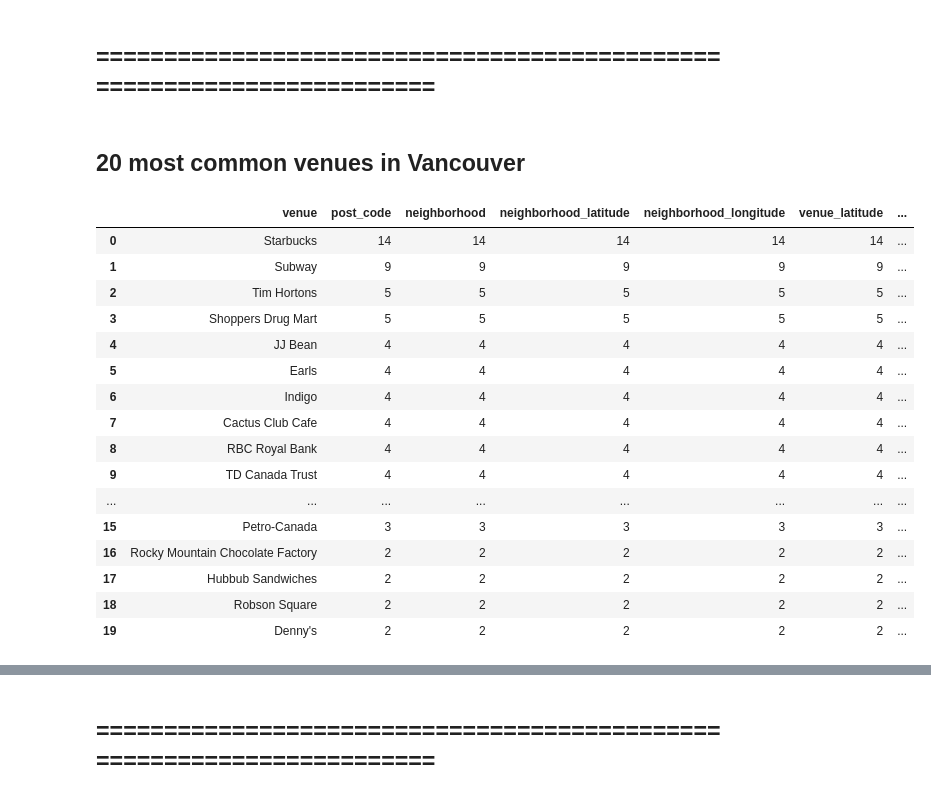
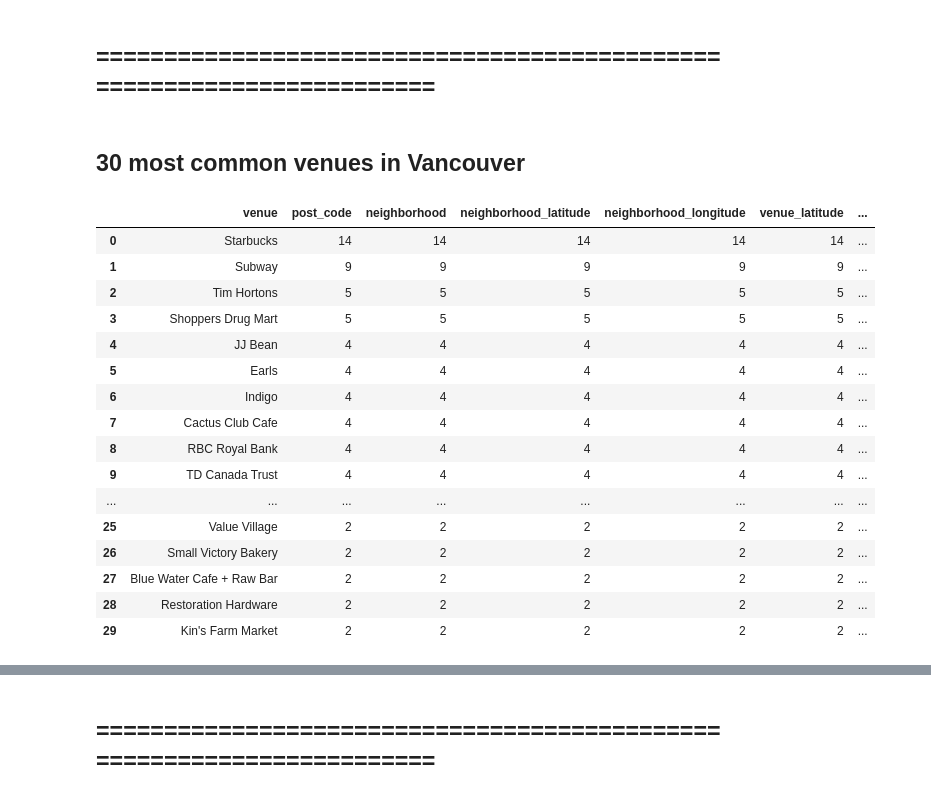
Before and after one commit to dprossi/Capstone_Project_IBM_Data_Science, a Jupyter notebook: Applied_Data_Science_Capstone_Project_Vancouver.ipynb, the cells around one changed output, grey strips where cells are left out. Saved outputs shown, nothing was run; the diff lists cells and outputs as text; code cells hidden in the pictures.

```diff
--- a/Applied_Data_Science_Capstone_Project_Vancouver.ipynb
+++ b/Applied_Data_Science_Capstone_Project_Vancouver.ipynb
@@ -512,29 +512,29 @@ There are 178 uniques categories.
 
 ## =======================================================================
 # %% [markdown]
-## 20 most common venues in Vancouver
+## 30 most common venues in Vancouver
 # %%
-common_venues_20 = vancouver_venues.groupby('venue').count().sort_values('neighborhood', ascending=False).head(20)
-common_venues_20.reset_index(inplace=True)
-common_venues_20
+common_venues_30 = vancouver_venues.groupby('venue').count().sort_values('neighborhood', ascending=False).head(30)
+common_venues_30.reset_index(inplace=True)
+common_venues_30
 # %% [output]
 |  | venue | post_code | neighborhood | neighborhood_latitude | neighborhood_longitude | venue_latitude | ... |
 | 0 | Starbucks | 14 | 14 | 14 | 14 | 14 | ... |
 | 1 | Subway | 9 | 9 | 9 | 9 | 9 | ... |
 | 2 | Tim Hortons | 5 | 5 | 5 | 5 | 5 | ... |
 | 3 | Shoppers Drug Mart | 5 | 5 | 5 | 5 | 5 | ... |
 | 4 | JJ Bean | 4 | 4 | 4 | 4 | 4 | ... |
 | 5 | Earls | 4 | 4 | 4 | 4 | 4 | ... |
 | 6 | Indigo | 4 | 4 | 4 | 4 | 4 | ... |
 | 7 | Cactus Club Cafe | 4 | 4 | 4 | 4 | 4 | ... |
 | 8 | RBC Royal Bank | 4 | 4 | 4 | 4 | 4 | ... |
 | 9 | TD Canada Trust | 4 | 4 | 4 | 4 | 4 | ... |
 | ... | ... | ... | ... | ... | ... | ... | ... |
-| 15 | Petro-Canada | 3 | 3 | 3 | 3 | 3 | ... |
-| 16 | Rocky Mountain Chocolate Factory | 2 | 2 | 2 | 2 | 2 | ... |
-| 17 | Hubbub Sandwiches | 2 | 2 | 2 | 2 | 2 | ... |
-| 18 | Robson Square | 2 | 2 | 2 | 2 | 2 | ... |
-| 19 | Denny's | 2 | 2 | 2 | 2 | 2 | ... |
+| 25 | Value Village | 2 | 2 | 2 | 2 | 2 | ... |
+| 26 | Small Victory Bakery | 2 | 2 | 2 | 2 | 2 | ... |
+| 27 | Blue Water Cafe + Raw Bar | 2 | 2 | 2 | 2 | 2 | ... |
+| 28 | Restoration Hardware | 2 | 2 | 2 | 2 | 2 | ... |
+| 29 | Kin's Farm Market | 2 | 2 | 2 | 2 | 2 | ... |
 # %%
 import seaborn as sns
 # %%
```
Also changed, not shown: parts of 4 cells of this notebook.
